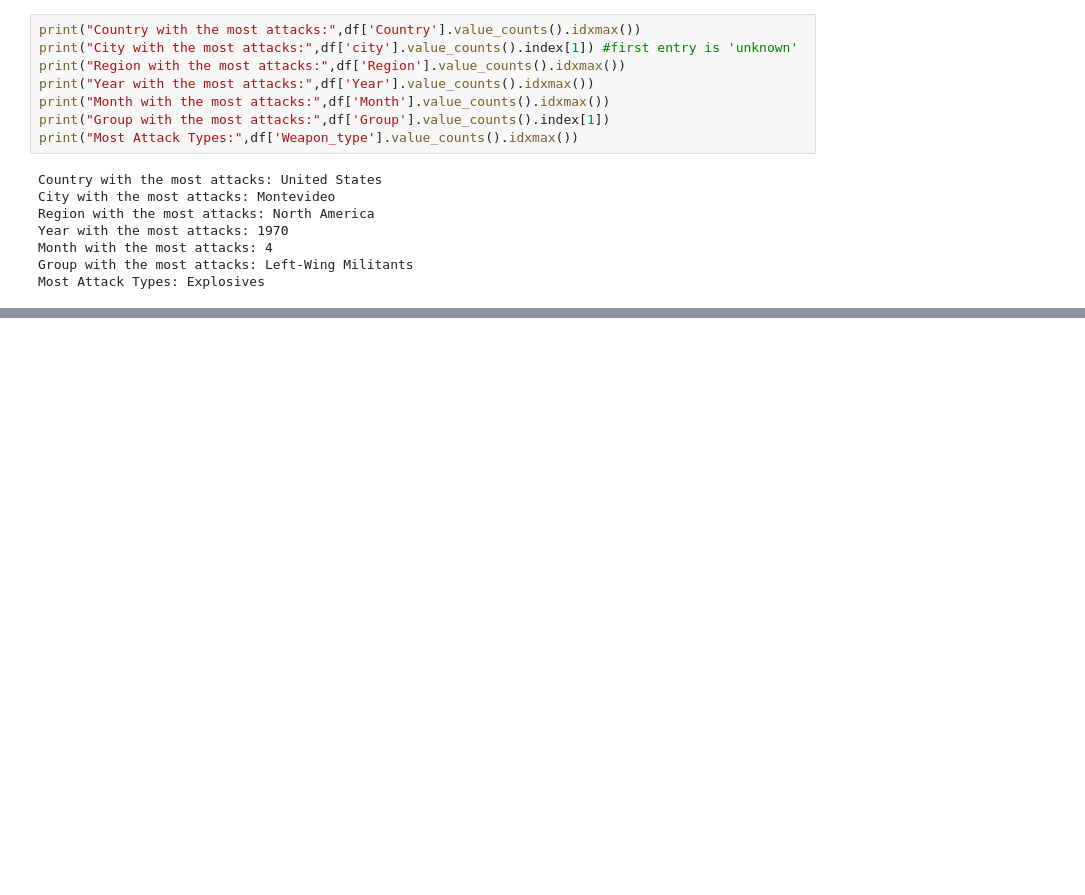
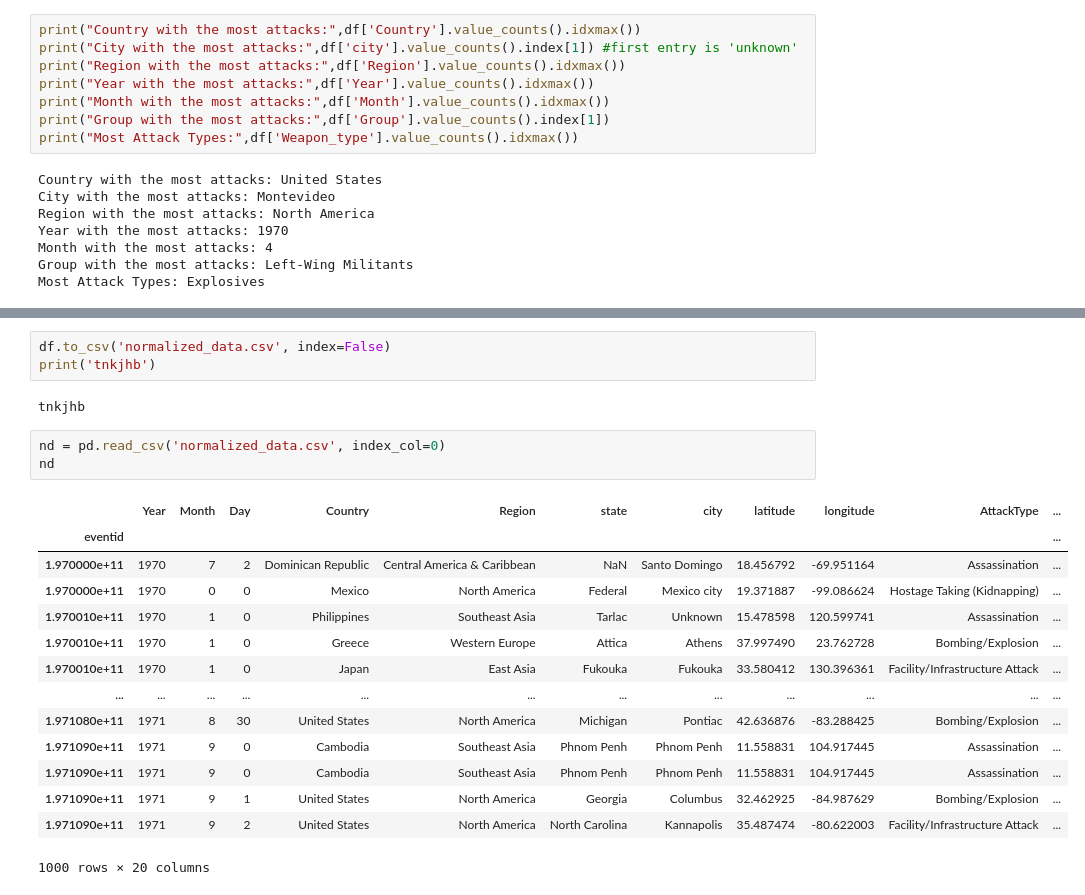
Before and after one commit to yoni97/analysis_global_terrorism, a Jupyter notebook: pandas_analytics/analystics.ipynb, the cells around one changed output, grey strips where cells are left out. Drawn from its saved outputs; the diff is of its cells as text; blank space fills up the shorter version.

Commit message:
Building routes and normalizing data

```diff
--- a/pandas_analytics/analystics.ipynb
+++ b/pandas_analytics/analystics.ipynb
@@ -92,0 +143,23 @@ See the caveats in the documentation: https://pandas.pydata.org/pandas-docs/stab
+# %%
+df.to_csv('normalized_data.csv', index=False)
+print('tnkjhb')
+# %% [output]
+tnkjhb
+# %%
+nd = pd.read_csv('normalized_data.csv', index_col=0)
+nd
+# %% [output]
+|  | Year | Month | Day | Country | Region | state | city | latitude | longitude | AttackType | ... |
+| eventid |  |  |  |  |  |  |  |  |  |  | ... |
+| 1.970000e+11 | 1970 | 7 | 2 | Dominican Republic | Central America & Caribbean | NaN | Santo Domingo | 18.456792 | -69.951164 | Assassination | ... |
+| 1.970000e+11 | 1970 | 0 | 0 | Mexico | North America | Federal | Mexico city | 19.371887 | -99.086624 | Hostage Taking (Kidnapping) | ... |
+| 1.970010e+11 | 1970 | 1 | 0 | Philippines | Southeast Asia | Tarlac | Unknown | 15.478598 | 120.599741 | Assassination | ... |
+| 1.970010e+11 | 1970 | 1 | 0 | Greece | Western Europe | Attica | Athens | 37.997490 | 23.762728 | Bombing/Explosion | ... |
+| 1.970010e+11 | 1970 | 1 | 0 | Japan | East Asia | Fukouka | Fukouka | 33.580412 | 130.396361 | Facility/Infrastructure Attack | ... |
+| ... | ... | ... | ... | ... | ... | ... | ... | ... | ... | ... | ... |
+| 1.971080e+11 | 1971 | 8 | 30 | United States | North America | Michigan | Pontiac | 42.636876 | -83.288425 | Bombing/Explosion | ... |
+| 1.971090e+11 | 1971 | 9 | 0 | Cambodia | Southeast Asia | Phnom Penh | Phnom Penh | 11.558831 | 104.917445 | Assassination | ... |
+| 1.971090e+11 | 1971 | 9 | 0 | Cambodia | Southeast Asia | Phnom Penh | Phnom Penh | 11.558831 | 104.917445 | Assassination | ... |
+| 1.971090e+11 | 1971 | 9 | 1 | United States | North America | Georgia | Columbus | 32.462925 | -84.987629 | Bombing/Explosion | ... |
+| 1.971090e+11 | 1971 | 9 | 2 | United States | North America | North Carolina | Kannapolis | 35.487474 | -80.622003 | Facility/Infrastructure Attack | ... |
+1000 rows × 20 columns
```
Also changed, not shown: parts of 6 cells of this notebook, 8 other files.
